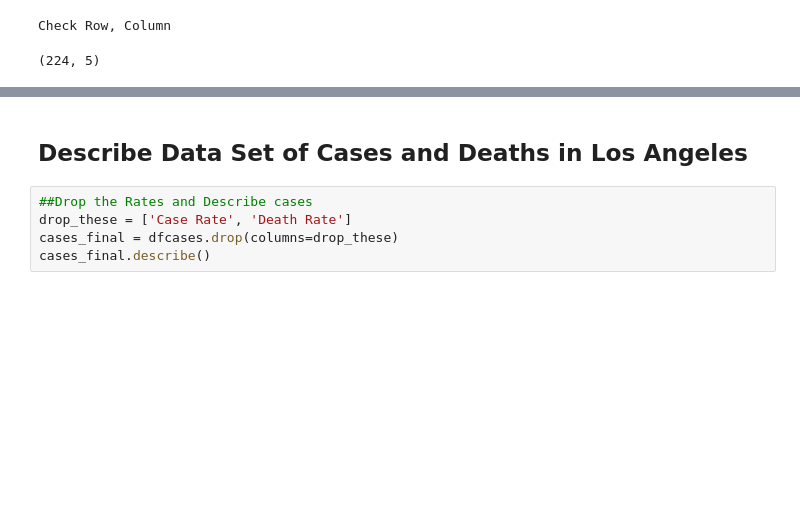
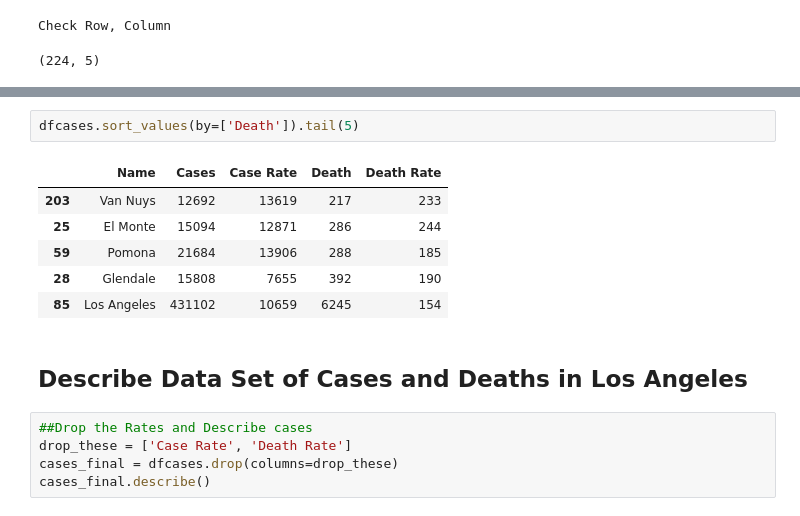
Before and after one commit to fredwchang/Coursera_Capstone, a Jupyter notebook: CovidEduMarket.ipynb, the cells around one changed output, grey strips where cells are left out. Saved outputs shown, nothing was run; the diff lists cells and outputs as text; blank space fills up the shorter version.

```diff
--- a/CovidEduMarket.ipynb
+++ b/CovidEduMarket.ipynb
@@ -132,3 +141,12 @@ Check Row, Column
+# %%
+dfcases.sort_values(by=['Death']).tail(5)
+# %% [output]
+|  | Name | Cases | Case Rate | Death | Death Rate |
+| 203 | Van Nuys | 12692 | 13619 | 217 | 233 |
+| 25 | El Monte | 15094 | 12871 | 286 | 244 |
+| 59 | Pomona | 21684 | 13906 | 288 | 185 |
+| 28 | Glendale | 15808 | 7655 | 392 | 190 |
+| 85 | Los Angeles | 431102 | 10659 | 6245 | 154 |
 # %% [markdown]
 <h2> Describe Data Set of Cases and Deaths in Los Angeles</h2>
 # %%
```
Also changed, not shown: parts of 1 cell of this notebook, 1 other file.
